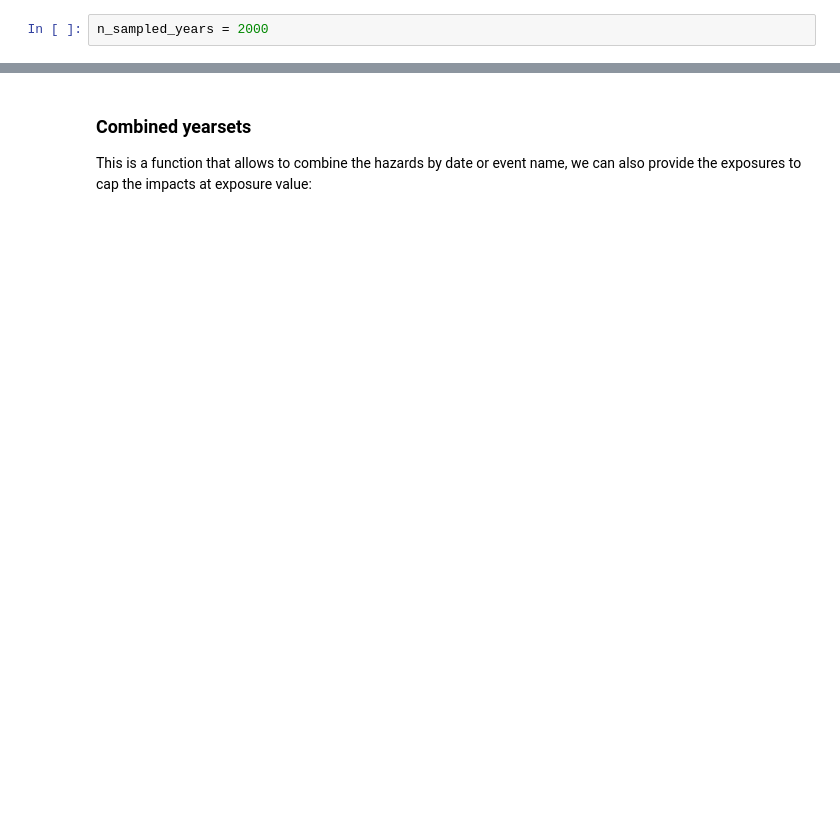
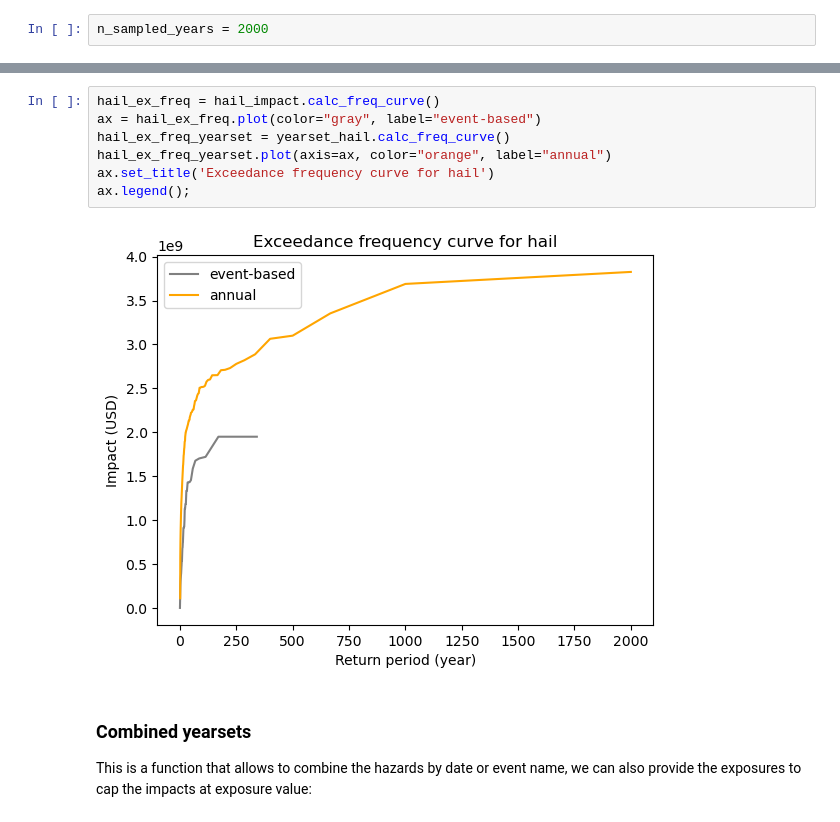
Before and after one commit to CLIMADA-project/climada-snippets, a Jupyter notebook: 002_ITA_WS_FL_HL_combine_demo.ipynb, the cells around one changed output, grey strips where cells are left out. Drawn from its saved outputs; the diff is of its cells as text; blank space fills up the shorter version.

```diff
--- a/002_ITA_WS_FL_HL_combine_demo.ipynb
+++ b/002_ITA_WS_FL_HL_combine_demo.ipynb
@@ -265,3 +282,12 @@ ax.legend()
+# %%
+hail_ex_freq = hail_impact.calc_freq_curve()
+ax = hail_ex_freq.plot(color="gray", label="event-based")
+hail_ex_freq_yearset = yearset_hail.calc_freq_curve()
+hail_ex_freq_yearset.plot(axis=ax, color="orange", label="annual")
+ax.set_title('Exceedance frequency curve for hail')
+ax.legend();
+# %% [output]
+[figure, added]
 # %% [markdown]
 ### Combined yearsets
 
```
Also changed, not shown: parts of 23 cells of this notebook.
